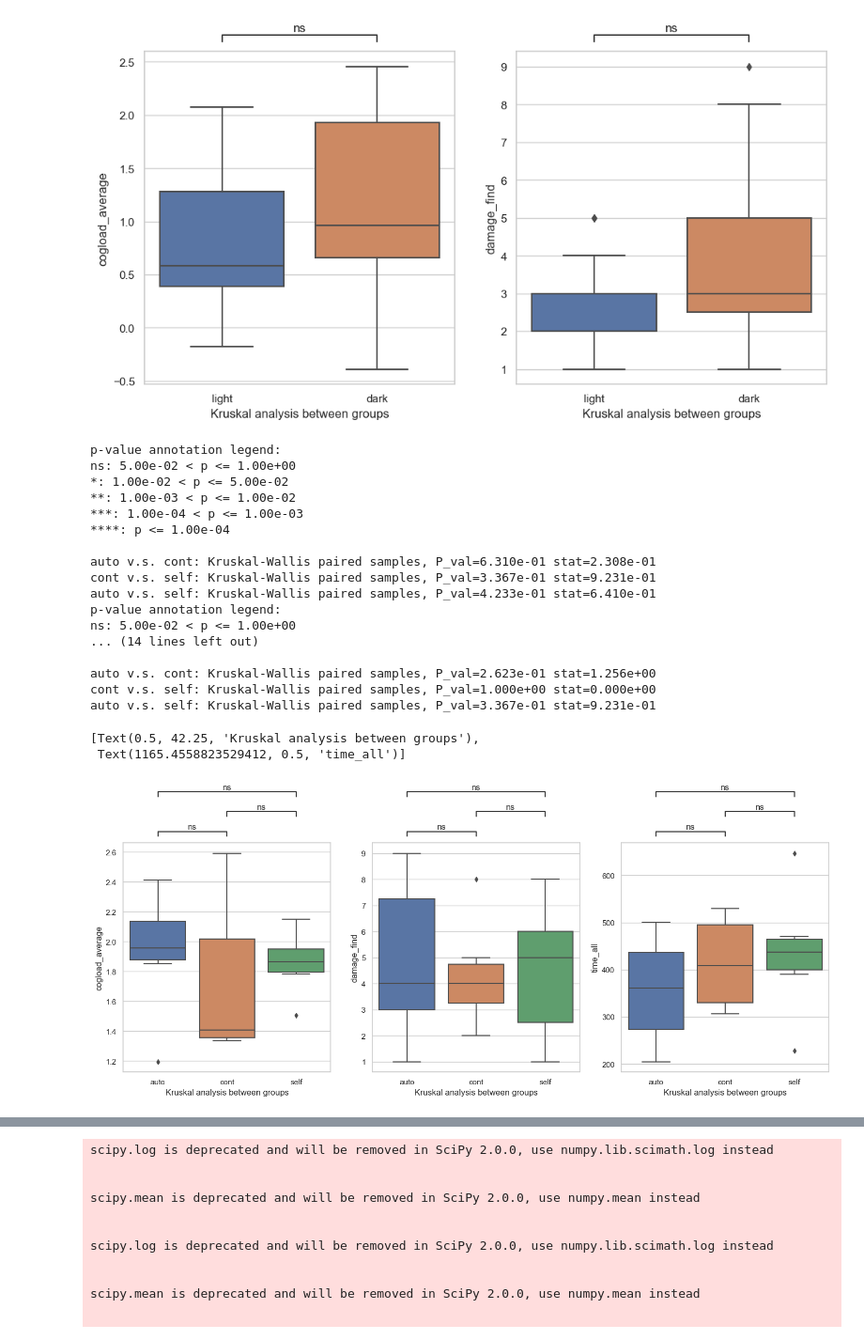
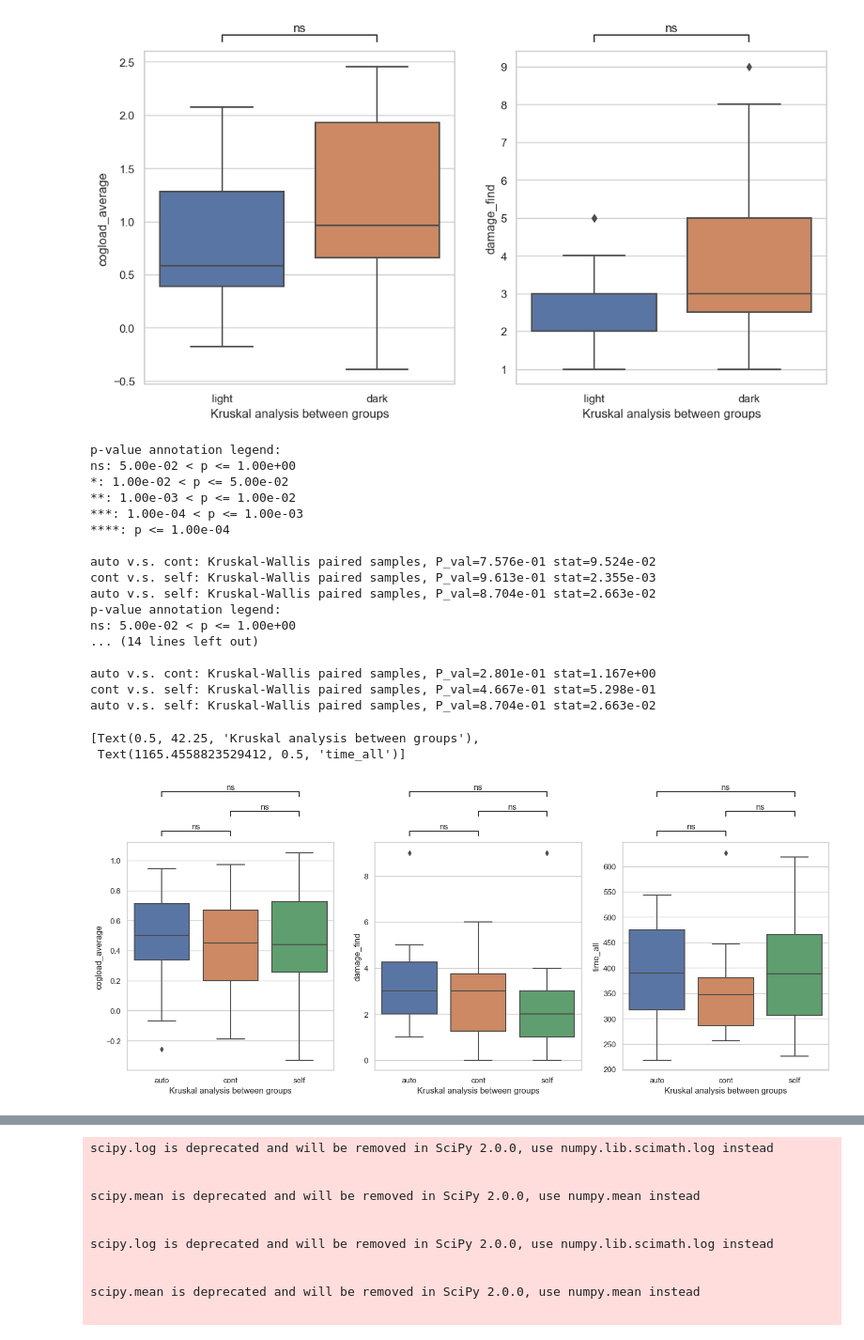
Before and after one commit to Tianyu-Zhou/NIST_Way_Finding, a Jupyter notebook: nist.ipynb, the cells around one changed output, grey strips where cells are left out. Shown at 94% size. Drawn from its saved outputs; the diff is of its cells as text; code cells hidden in the pictures.

```diff
--- a/nist.ipynb
+++ b/nist.ipynb
@@ -216,0 +267,19 @@ plt.show()
+# %%
+data = combine_df
+x = 'Groups'
+y = 'CogLoad'
+hue = 'Groups'
+order = [group_1, group_2]
+
+sns.set(style = 'whitegrid')
+fig, axes = plt.subplots(1,1, figsize=(5,3), dpi=100)
+
+axes = sns.boxplot(ax = axes, data=data, x=x, y=y, order=order)
+test_results = add_stat_annotation(ax=axes, data=data, x=x, y=y, order=order,
+                                 box_pairs=[(order[0], order[1])],
+                                 test='Kruskal',
+                                 comparisons_correction=None,
+                                 text_format='star', loc='outside', verbose=2,
+                                 )
+
+axes.set(xlabel='Kruskal-Wallis analysis between groups', ylabel='Cognitive Load')
@@ -349,7 +441,7 @@ label_small_group = data_analysis.groupby(["label"]).get_group(0)
 label_large_group = data_analysis.groupby(["label"]).get_group(1)
 # %%
 ### pair analysis visualization
-data = label_large_group
+data = label_small_group
 sns.set(style = 'whitegrid')
 x = 'condition'
 order = ["auto", "cont","self"]
@@ -385,37 +477,37 @@ test_results = add_stat_annotation(ax=axes[1], data=data, x=x, y=y,
                                  )
 axes[1].set(xlabel = method + ' analysis between groups', ylabel=y)
 
 y = "time_all"
 axes[2] = sns.boxplot(ax = axes[2],data=data, x=x, y=y,order=order,)
 test_results = add_stat_annotation(ax=axes[2], data=data, x=x, y=y,
                                  box_pairs=[
                                           (order[0], order[1]),
                                           (order[0], order[2]),
                                           (order[1], order[2]),
                                           ],
                                  test=method,
                                  comparisons_correction=None,
                                  text_format='star', loc='outside', verbose=1,
                                  )
 axes[2].set(xlabel = method + ' analysis between groups', ylabel=y)
 # %% [output]
 p-value annotation legend:
 ns: 5.00e-02 < p <= 1.00e+00
 *: 1.00e-02 < p <= 5.00e-02
 **: 1.00e-03 < p <= 1.00e-02
 ***: 1.00e-04 < p <= 1.00e-03
 ****: p <= 1.00e-04
 
-auto v.s. cont: Kruskal-Wallis paired samples, P_val=6.310e-01 stat=2.308e-01
-cont v.s. self: Kruskal-Wallis paired samples, P_val=3.367e-01 stat=9.231e-01
-auto v.s. self: Kruskal-Wallis paired samples, P_val=4.233e-01 stat=6.410e-01
+auto v.s. cont: Kruskal-Wallis paired samples, P_val=7.576e-01 stat=9.524e-02
+cont v.s. self: Kruskal-Wallis paired samples, P_val=9.613e-01 stat=2.355e-03
+auto v.s. self: Kruskal-Wallis paired samples, P_val=8.704e-01 stat=2.663e-02
 p-value annotation legend:
 ns: 5.00e-02 < p <= 1.00e+00
 ... (14 lines left out)
 
-auto v.s. cont: Kruskal-Wallis paired samples, P_val=2.623e-01 stat=1.256e+00
-cont v.s. self: Kruskal-Wallis paired samples, P_val=1.000e+00 stat=0.000e+00
-auto v.s. self: Kruskal-Wallis paired samples, P_val=3.367e-01 stat=9.231e-01
+auto v.s. cont: Kruskal-Wallis paired samples, P_val=2.801e-01 stat=1.167e+00
+cont v.s. self: Kruskal-Wallis paired samples, P_val=4.667e-01 stat=5.298e-01
+auto v.s. self: Kruskal-Wallis paired samples, P_val=8.704e-01 stat=2.663e-02
 [Text(0.5, 42.25, 'Kruskal analysis between groups'),
  Text(1165.4558823529412, 0.5, 'time_all')]
-[figure, old version]
+[figure, new version]
```
Also changed, not shown: parts of 12 cells of this notebook.
